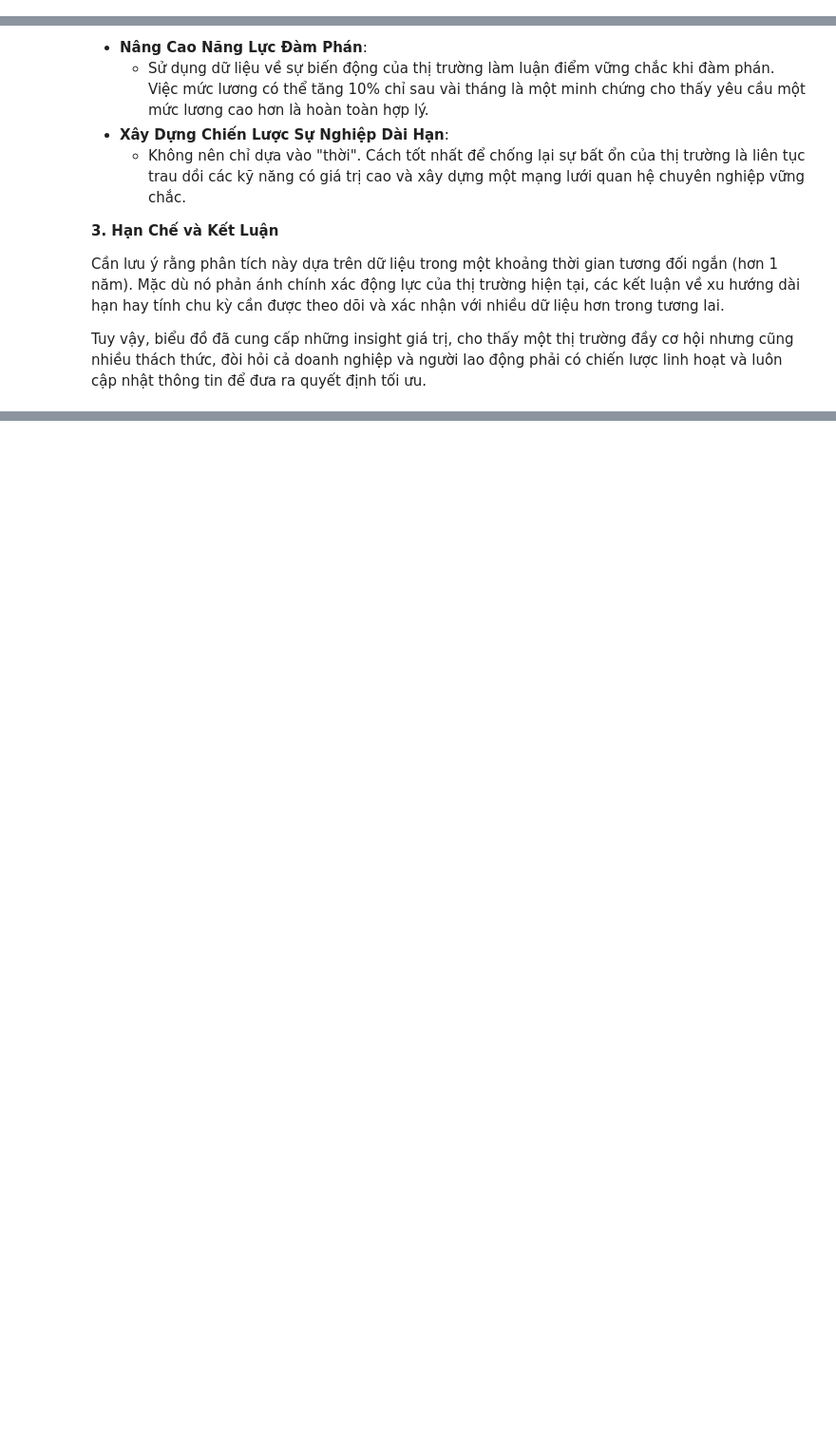
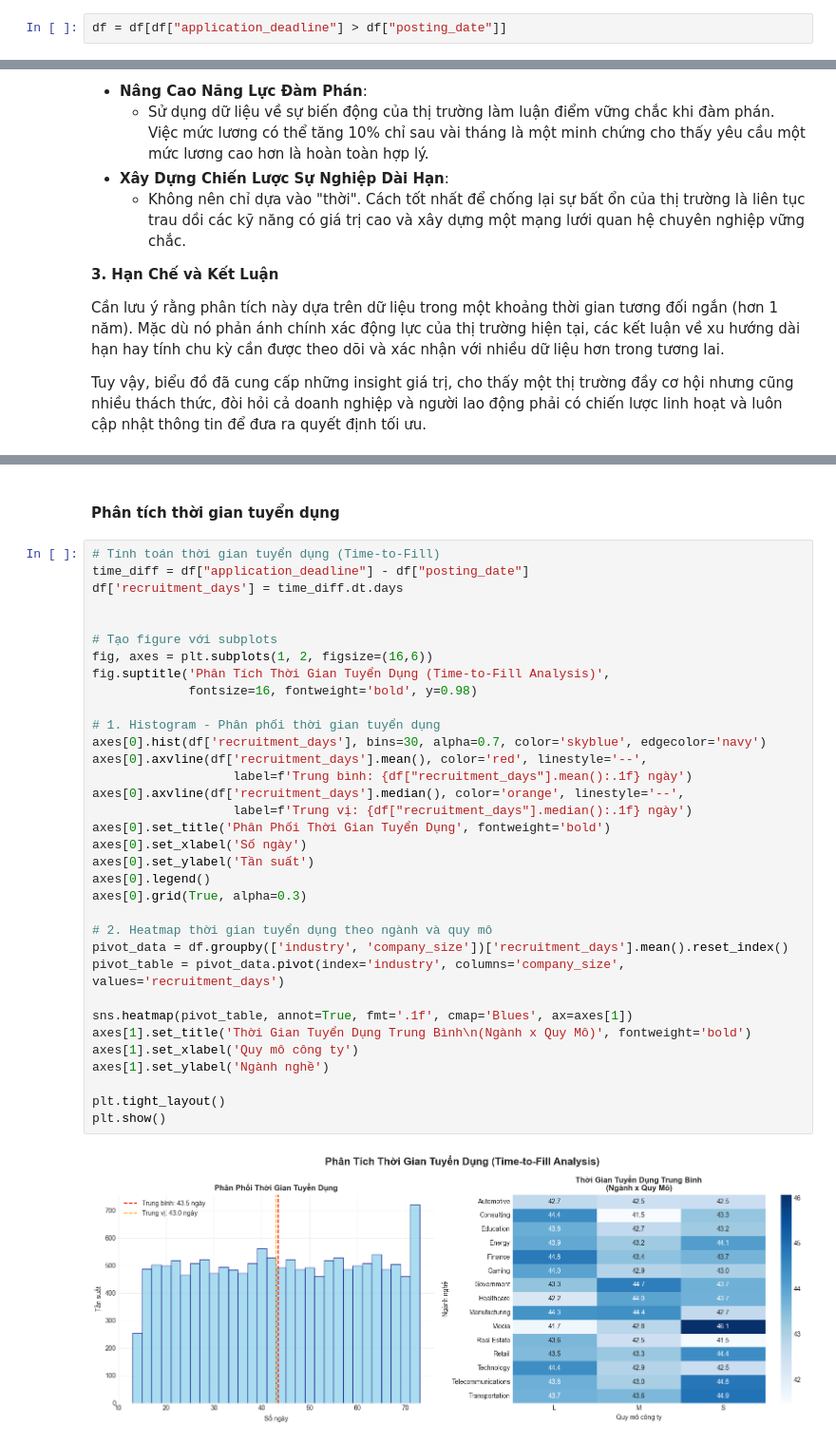
Before and after one commit to thethien8a/Machine-Learning-Project, a Jupyter notebook: Linear Regression/project_1.ipynb, the cells around one changed output, grey strips where cells are left out. Shown at 95% size. Cells and saved outputs as stored; diff of their text form; blank space fills up the shorter version.

```diff
--- a/Linear Regression/project_1.ipynb
+++ b/Linear Regression/project_1.ipynb
@@ -125,3 +127,5 @@ df.drop_duplicates(subset=subset_col, inplace=True)
+# %%
+df = df[df["application_deadline"] > df["posting_date"]]
 # %% [markdown]
 3. Xem qua tập dữ liệu các cột
 # %%
@@ -1291,0 +1360,38 @@ Tuy vậy, biểu đồ đã cung cấp những insight giá trị, cho thấy m
+# %% [markdown]
+#### Phân tích thời gian tuyển dụng
+# %%
+# Tính toán thời gian tuyển dụng (Time-to-Fill)
+time_diff = df["application_deadline"] - df["posting_date"]
+df['recruitment_days'] = time_diff.dt.days
+
+
+# Tạo figure với subplots
+fig, axes = plt.subplots(1, 2, figsize=(16,6))
+fig.suptitle('Phân Tích Thời Gian Tuyển Dụng (Time-to-Fill Analysis)',
+             fontsize=16, fontweight='bold', y=0.98)
+
+# 1. Histogram - Phân phối thời gian tuyển dụng
+axes[0].hist(df['recruitment_days'], bins=30, alpha=0.7, color='skyblue', edgecolor='navy')
+axes[0].axvline(df['recruitment_days'].mean(), color='red', linestyle='--',
+                   label=f'Trung bình: {df["recruitment_days"].mean():.1f} ngày')
+axes[0].axvline(df['recruitment_days'].median(), color='orange', linestyle='--',
+                   label=f'Trung vị: {df["recruitment_days"].median():.1f} ngày')
+axes[0].set_title('Phân Phối Thời Gian Tuyển Dụng', fontweight='bold')
+axes[0].set_xlabel('Số ngày')
+axes[0].set_ylabel('Tần suất')
+axes[0].legend()
+axes[0].grid(True, alpha=0.3)
+
+# 2. Heatmap thời gian tuyển dụng theo ngành và quy mô
+pivot_data = df.groupby(['industry', 'company_size'])['recruitment_days'].mean().reset_index()
+pivot_table = pivot_data.pivot(index='industry', columns='company_size', values='recruitment_days')
+
+sns.heatmap(pivot_table, annot=True, fmt='.1f', cmap='Blues', ax=axes[1])
+axes[1].set_title('Thời Gian Tuyển Dụng Trung Bình\n(Ngành x Quy Mô)', fontweight='bold')
+axes[1].set_xlabel('Quy mô công ty')
+axes[1].set_ylabel('Ngành nghề')
+
+plt.tight_layout()
+plt.show()
+# %% [output]
+[figure, added]
```
Also changed, not shown: parts of 22 cells of this notebook, 1 other file.
